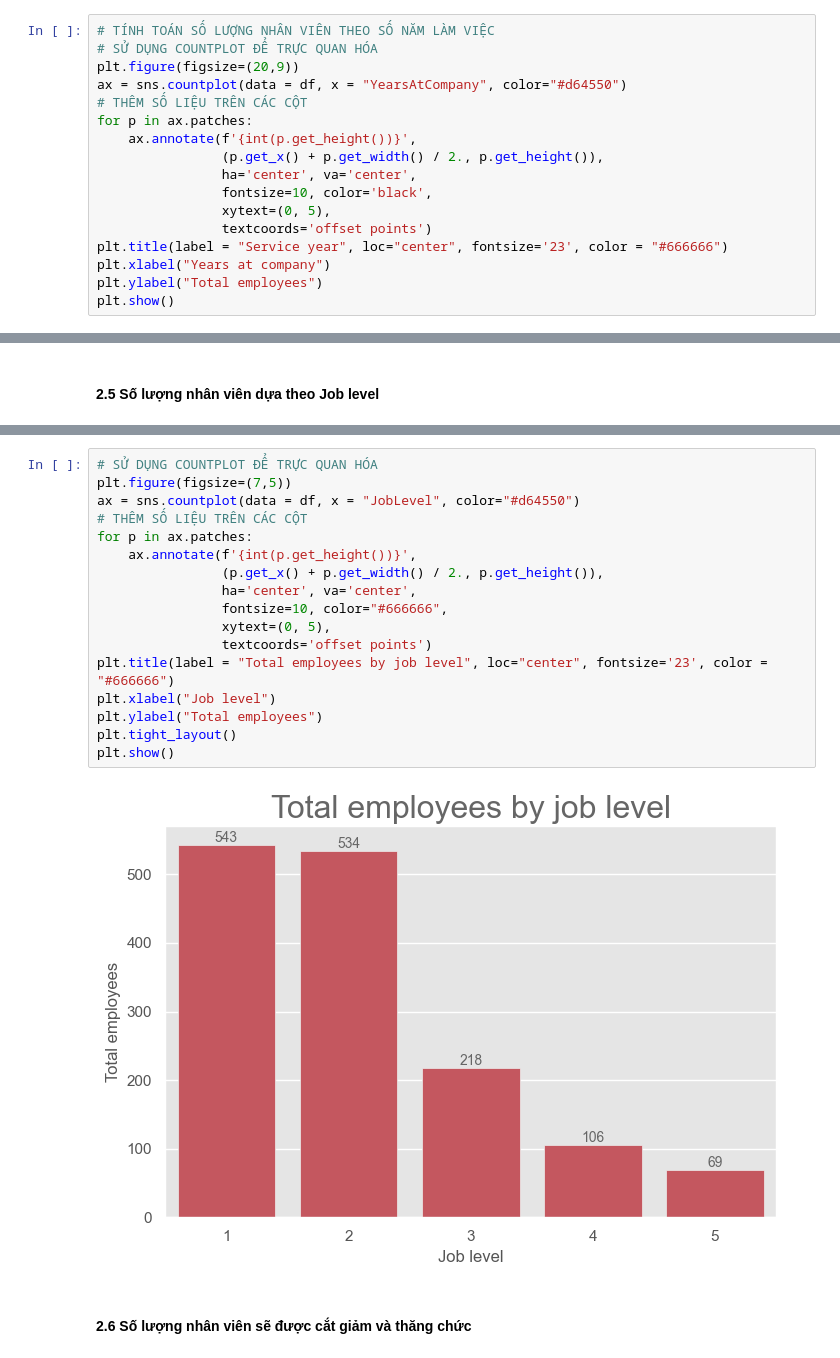
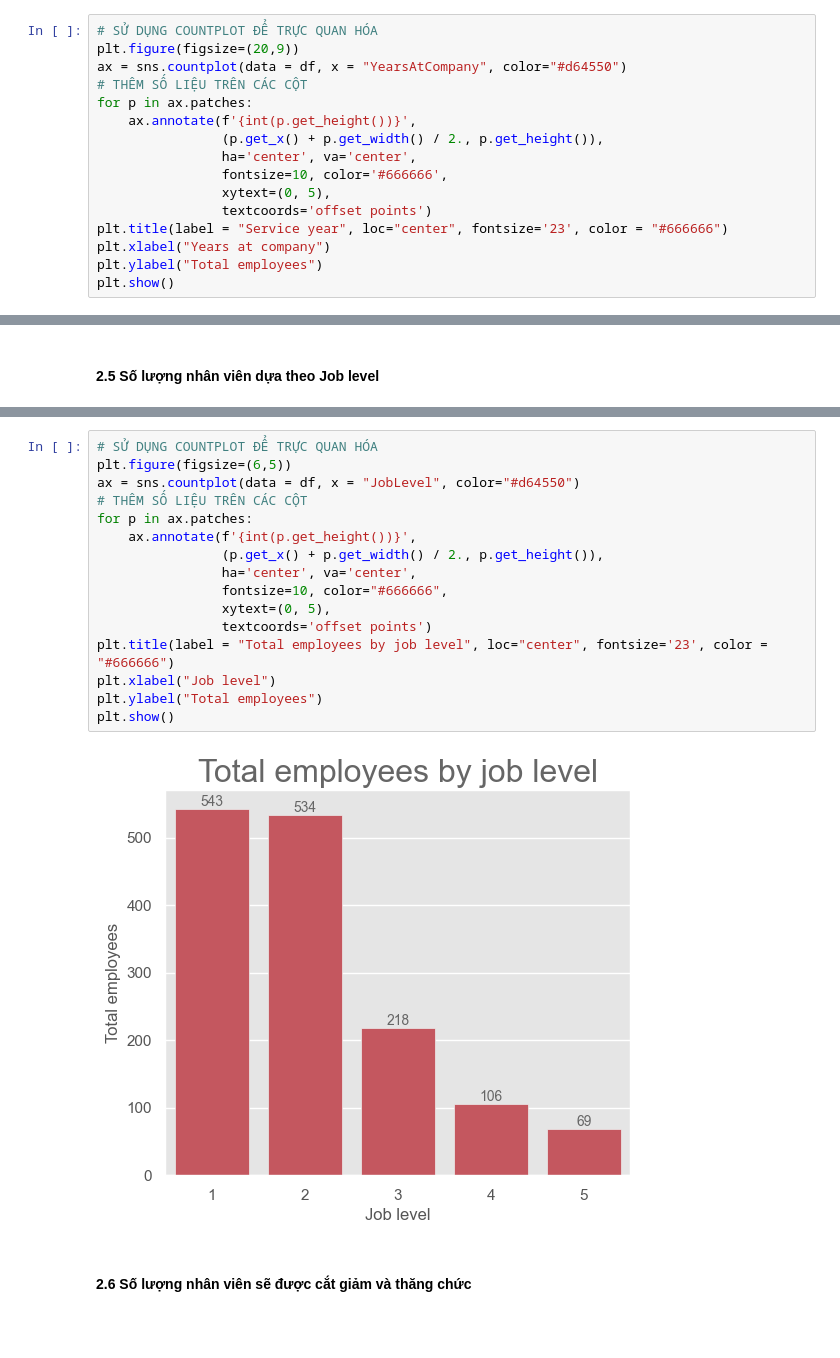
Before and after one commit to daominhthuan42/mindx-data-analytics-bootcamp, a Jupyter notebook: 00_MODULE_1/FINAL_PROJECT/02_PYTHON/FINAL_PROJECT.ipynb, the cells around one changed output, grey strips where cells are left out. Cells and saved outputs as stored; diff of their text form; blank space fills up the shorter version.

```diff
--- a/00_MODULE_1/FINAL_PROJECT/02_PYTHON/FINAL_PROJECT.ipynb
+++ b/00_MODULE_1/FINAL_PROJECT/02_PYTHON/FINAL_PROJECT.ipynb
@@ -279,7 +279,6 @@ Percentage employees not due promotion: 95.1%
 # %% [markdown]
 #### <b> 2.3 Số lượng nhân viên dựa theo số năm làm việc
 # %%
-# TÍNH TOÁN SỐ LƯỢNG NHÂN VIÊN THEO SỐ NĂM LÀM VIỆC
 # SỬ DỤNG COUNTPLOT ĐỂ TRỰC QUAN HÓA
 plt.figure(figsize=(20,9))
 ax = sns.countplot(data = df, x = "YearsAtCompany", color="#d64550")
@@ -288,7 +287,7 @@ for p in ax.patches:
     ax.annotate(f'{int(p.get_height())}',
                 (p.get_x() + p.get_width() / 2., p.get_height()),
                 ha='center', va='center',
-                fontsize=10, color='black',
+                fontsize=10, color='#666666',
                 xytext=(0, 5),
                 textcoords='offset points')
 plt.title(label = "Service year", loc="center", fontsize='23', color = "#666666")
@@ -371,22 +367,21 @@ plt.show()
 # %%
 # SỬ DỤNG COUNTPLOT ĐỂ TRỰC QUAN HÓA
-plt.figure(figsize=(7,5))
+plt.figure(figsize=(6,5))
 ax = sns.countplot(data = df, x = "JobLevel", color="#d64550")
 # THÊM SỐ LIỆU TRÊN CÁC CỘT
 for p in ax.patches:
     ax.annotate(f'{int(p.get_height())}',
                 (p.get_x() + p.get_width() / 2., p.get_height()),
                 ha='center', va='center',
                 fontsize=10, color="#666666",
                 xytext=(0, 5),
                 textcoords='offset points')
 plt.title(label = "Total employees by job level", loc="center", fontsize='23', color = "#666666")
 plt.xlabel("Job level")
 plt.ylabel("Total employees")
-plt.tight_layout()
 plt.show()
 # %% [output]
-[figure, old version]
+[figure, new version]
 # %% [markdown]
 #### <b> 2.6 Số lượng nhân viên sẽ được cắt giảm và thăng chức
 # %%
```
Also changed, not shown: parts of 27 cells of this notebook, 1 other file.
